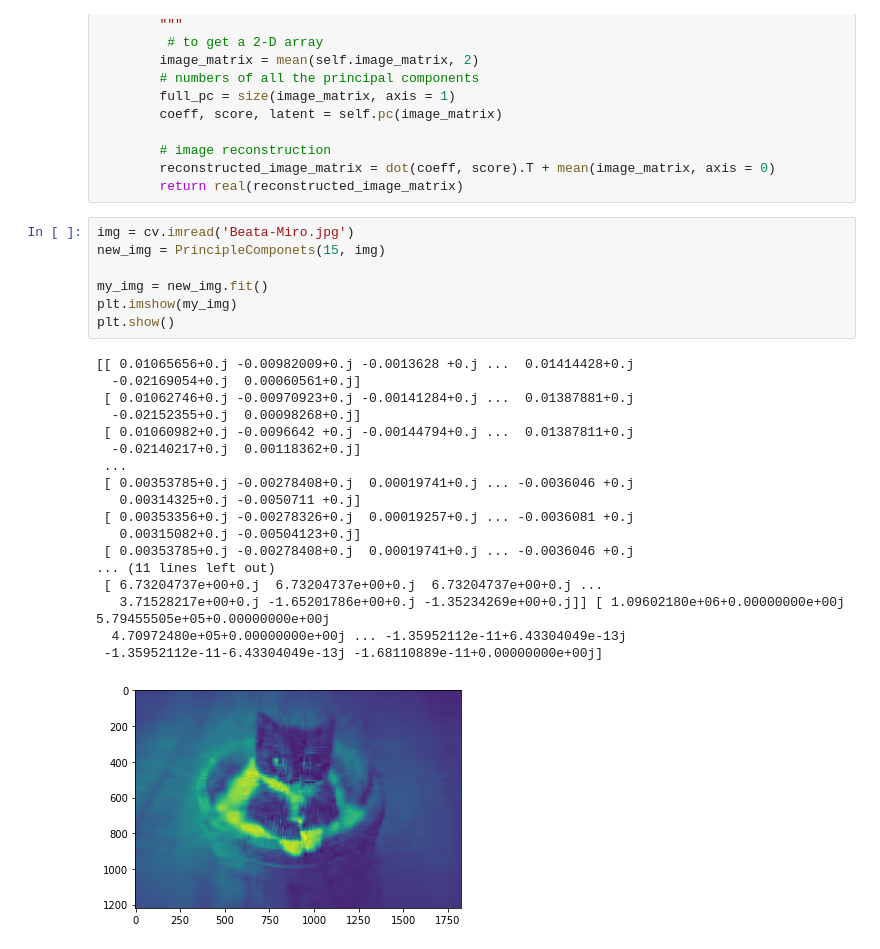
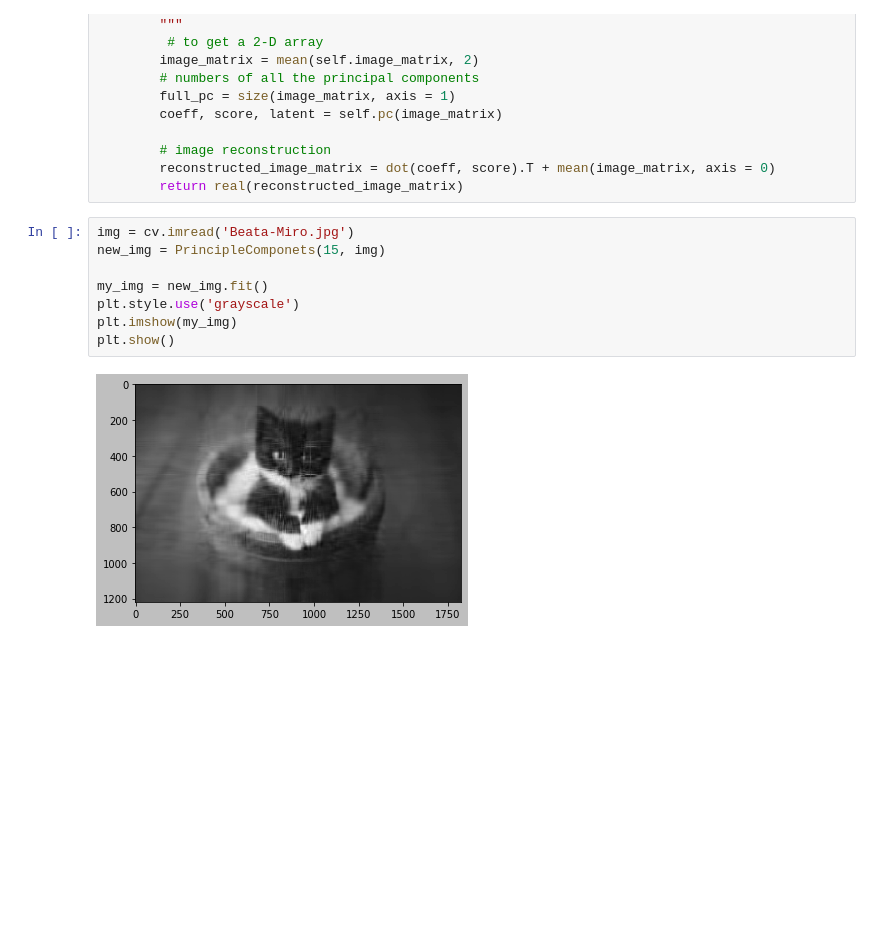
Before and after one commit to polly-morphism/ImageCompression, a Jupyter notebook: PCAPictures.ipynb, the cells around one changed output. Saved outputs shown, nothing was run; the diff lists cells and outputs as text; blank space fills up the shorter version.

Commit message:
fix: grayscale

```diff
--- a/PCAPictures.ipynb
+++ b/PCAPictures.ipynb
@@ -48,26 +48,10 @@ class PrincipleComponets():
 # %%
 img = cv.imread('Beata-Miro.jpg')
 new_img = PrincipleComponets(15, img)
 
 my_img = new_img.fit()
+plt.style.use('grayscale')
 plt.imshow(my_img)
 plt.show()
 # %% [output]
-[[ 0.01065656+0.j -0.00982009+0.j -0.0013628 +0.j ...  0.01414428+0.j
-  -0.02169054+0.j  0.00060561+0.j]
- [ 0.01062746+0.j -0.00970923+0.j -0.00141284+0.j ...  0.01387881+0.j
-  -0.02152355+0.j  0.00098268+0.j]
- [ 0.01060982+0.j -0.0096642 +0.j -0.00144794+0.j ...  0.01387811+0.j
-  -0.02140217+0.j  0.00118362+0.j]
- ...
- [ 0.00353785+0.j -0.00278408+0.j  0.00019741+0.j ... -0.0036046 +0.j
-   0.00314325+0.j -0.0050711 +0.j]
- [ 0.00353356+0.j -0.00278326+0.j  0.00019257+0.j ... -0.0036081 +0.j
-   0.00315082+0.j -0.00504123+0.j]
- [ 0.00353785+0.j -0.00278408+0.j  0.00019741+0.j ... -0.0036046 +0.j
-... (11 lines left out)
- [ 6.73204737e+00+0.j  6.73204737e+00+0.j  6.73204737e+00+0.j ...
-   3.71528217e+00+0.j -1.65201786e+00+0.j -1.35234269e+00+0.j]] [ 1.09602180e+06+0.00000000e+00j  5.79455505e+05+0.00000000e+00j
-  4.70972480e+05+0.00000000e+00j ... -1.35952112e-11+6.43304049e-13j
- -1.35952112e-11-6.43304049e-13j -1.68110889e-11+0.00000000e+00j]
-[figure, old version]
+[figure, new version]
```
Also changed, not shown: 1 other file.
